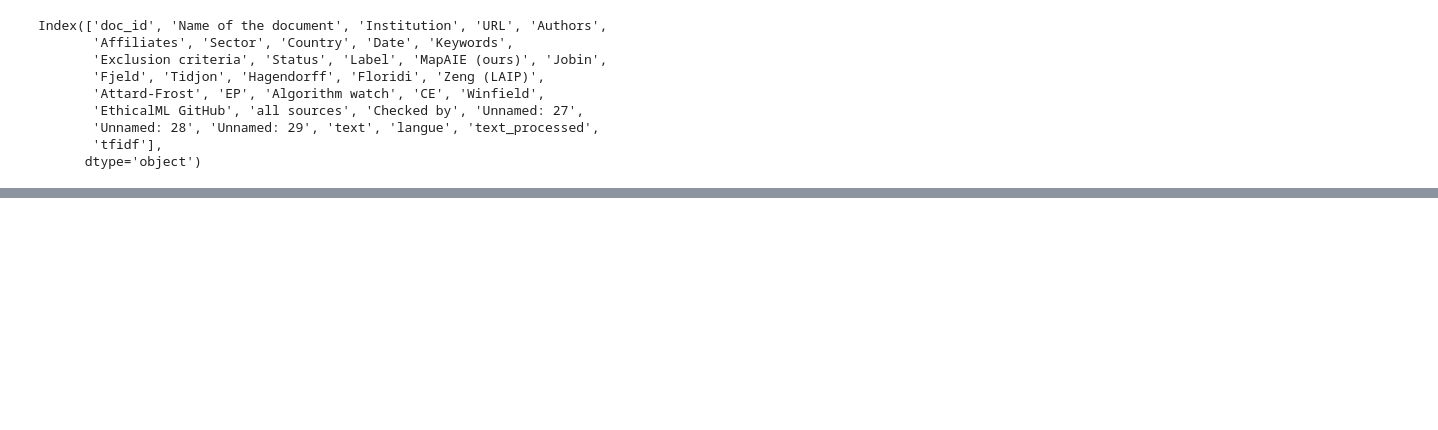
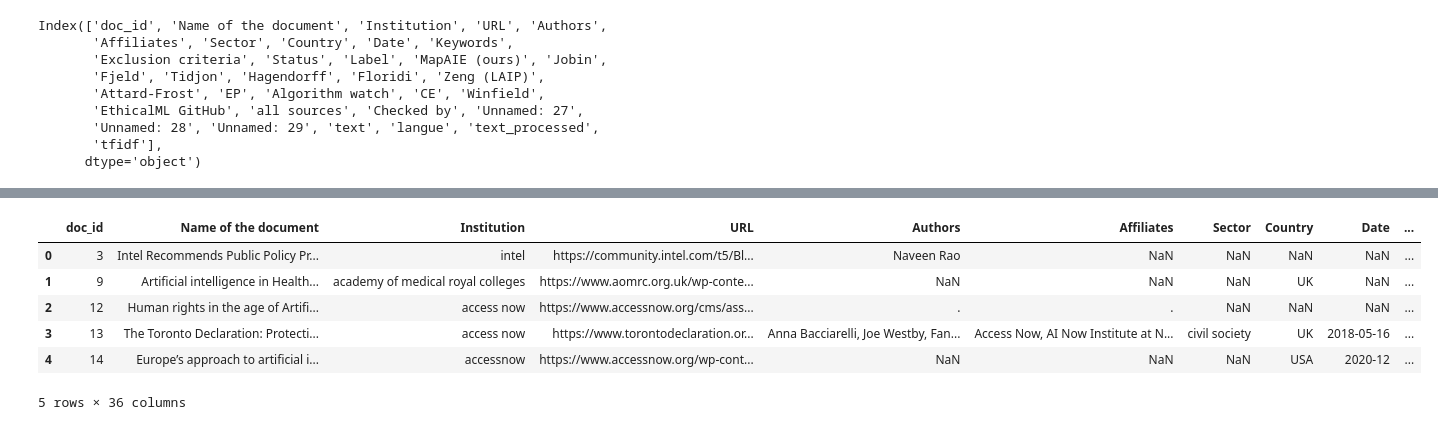
Before and after one commit to alexandreRocchiHenry/projet_NLP, a Jupyter notebook: Clusterring_method.ipynb, the cells around one changed output, grey strips where cells are left out. Cells and saved outputs as stored; diff of their text form; code cells hidden in the pictures; blank space fills up the shorter version.

```diff
--- a/Clusterring_method.ipynb
+++ b/Clusterring_method.ipynb
@@ -43,6 +43,8 @@ np.int64(4)
 # %%
 df['Institution'] = df['Institution'].str.split(',').str[0].str.strip()
 df['Institution'] = df['Institution'].str.split(';').str[0].str.strip()
+# %%
+df['Institution'] = df['Institution'].str.replace(r'\([^)]*\)', '', regex=True).str.strip()
 # %%
 df = df.dropna(subset=['Institution'])
 # %%
@@ -67,0 +153,17 @@ array([nan, 'intel', 'academy of medical royal colleges', 'access now',
+# %%
+# Or we might want to use an already-implemented tool. The NLTK package has a lot of very useful text processing tools, among them various tokenizers
+# Careful, NLTK was the first well-documented NLP package, but it might be outdated for some uses. Check the documentation !
+from nltk.tokenize import word_tokenize
+
+
+df['I_tokenize'] = df['Institution'].apply(lambda x: word_tokenize(str(x)))
+# %%
+df.head()
+# %% [output]
+|  | doc_id | Name of the document | Institution | URL | Authors | Affiliates | Sector | Country | Date | ... |
+| 0 | 3 | Intel Recommends Public Policy Pr... | intel | https://community.intel.com/t5/Bl... | Naveen Rao | NaN | NaN | NaN | NaN | ... |
+| 1 | 9 | Artificial intelligence in Health... | academy of medical royal colleges | https://www.aomrc.org.uk/wp-conte... | NaN | NaN | NaN | UK | NaN | ... |
+| 2 | 12 | Human rights in the age of Artifi... | access now | https://www.accessnow.org/cms/ass... | . | . | NaN | NaN | NaN | ... |
+| 3 | 13 | The Toronto Declaration: Protecti... | access now | https://www.torontodeclaration.or... | Anna Bacciarelli, Joe Westby, Fan... | Access Now, AI Now Institute at N... | civil society | UK | 2018-05-16 | ... |
+| 4 | 14 | Europe’s approach to artificial i... | accessnow | https://www.accessnow.org/wp-cont... | NaN | NaN | NaN | USA | 2020-12 | ... |
+5 rows × 36 columns
```
Also changed, not shown: parts of 23 cells of this notebook, 2 other files.
